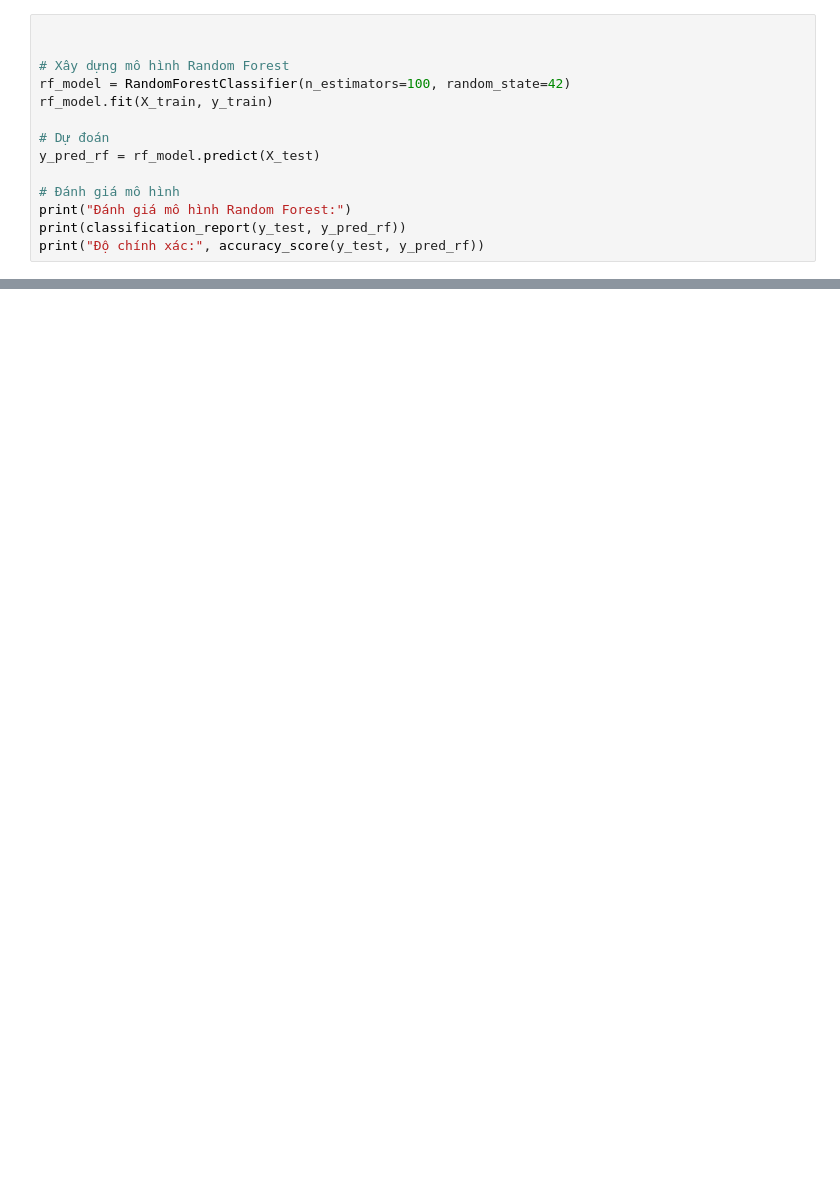
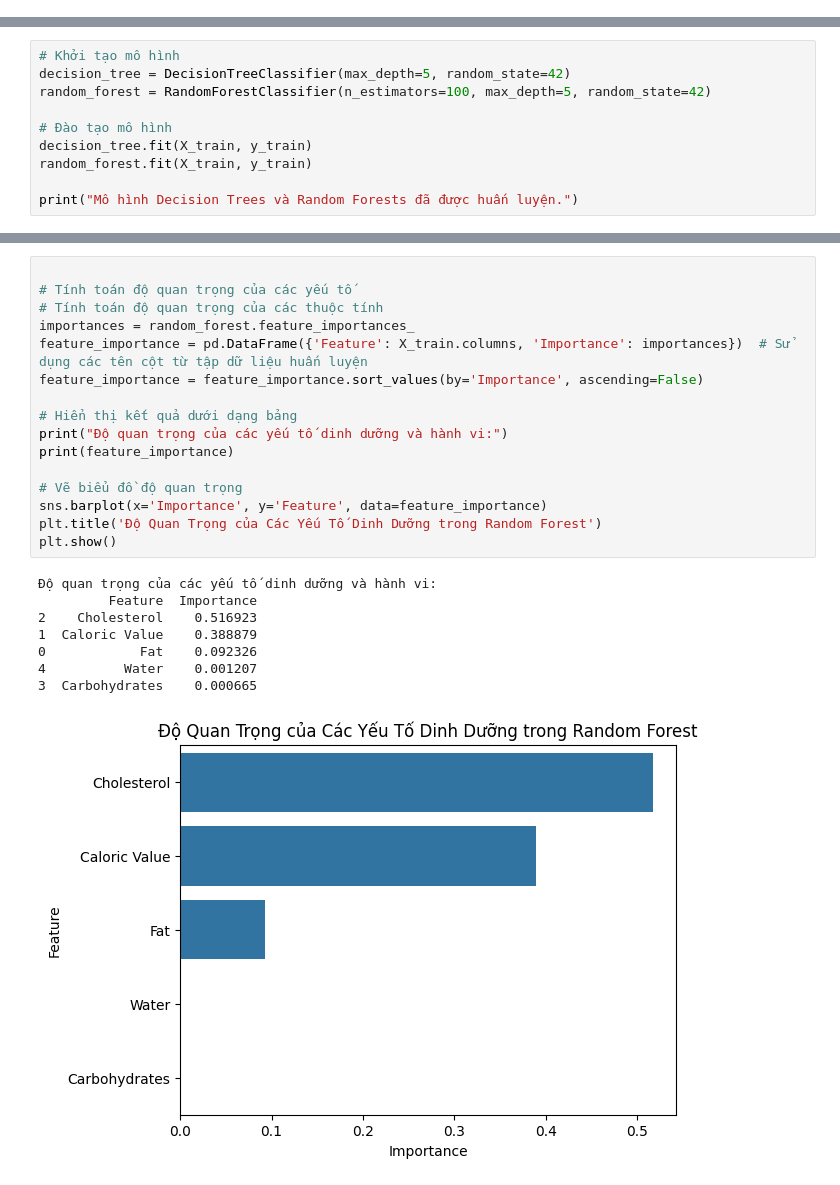
Before and after one commit to vzmihhthn/food-analysis, a Jupyter notebook: data.ipynb, the cells around one changed output, grey strips where cells are left out. Drawn from its saved outputs; the diff is of its cells as text; blank space fills up the shorter version.

```diff
--- a/data.ipynb
+++ b/data.ipynb
@@ -330,14 +0,0 @@ weighted avg       0.99      0.99      0.99       100
-# %%
-
-
-# Xây dựng mô hình Random Forest
-rf_model = RandomForestClassifier(n_estimators=100, random_state=42)
-rf_model.fit(X_train, y_train)
-
-# Dự đoán
-y_pred_rf = rf_model.predict(X_test)
-
-# Đánh giá mô hình
-print("Đánh giá mô hình Random Forest:")
-print(classification_report(y_test, y_pred_rf))
-print("Độ chính xác:", accuracy_score(y_test, y_pred_rf))
@@ -439,0 +276,10 @@ plt.show()
+# %%
+# Khởi tạo mô hình
+decision_tree = DecisionTreeClassifier(max_depth=5, random_state=42)
+random_forest = RandomForestClassifier(n_estimators=100, max_depth=5, random_state=42)
+
+# Đào tạo mô hình
+decision_tree.fit(X_train, y_train)
+random_forest.fit(X_train, y_train)
+
+print("Mô hình Decision Trees và Random Forests đã được huấn luyện.")
@@ -439,0 +325,25 @@ plt.show()
+# %%
+
+# Tính toán độ quan trọng của các yếu tố
+# Tính toán độ quan trọng của các thuộc tính
+importances = random_forest.feature_importances_
+feature_importance = pd.DataFrame({'Feature': X_train.columns, 'Importance': importances})  # Sử dụng các tên cột từ tập dữ liệu huấn luyện
+feature_importance = feature_importance.sort_values(by='Importance', ascending=False)
+
+# Hiển thị kết quả dưới dạng bảng
+print("Độ quan trọng của các yếu tố dinh dưỡng và hành vi:")
+print(feature_importance)
+
+# Vẽ biểu đồ độ quan trọng
+sns.barplot(x='Importance', y='Feature', data=feature_importance)
+plt.title('Độ Quan Trọng của Các Yếu Tố Dinh Dưỡng trong Random Forest')
+plt.show()
+# %% [output]
+Độ quan trọng của các yếu tố dinh dưỡng và hành vi:
+         Feature  Importance
+2    Cholesterol    0.516923
+1  Caloric Value    0.388879
+0            Fat    0.092326
+4          Water    0.001207
+3  Carbohydrates    0.000665
+[figure, added]
```
Also changed, not shown: parts of 37 cells of this notebook, 1 other file.
